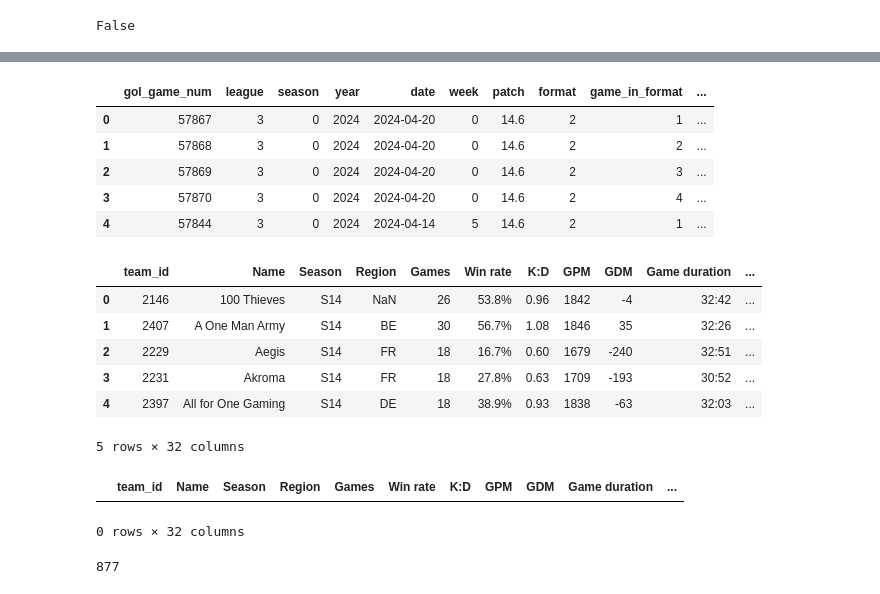
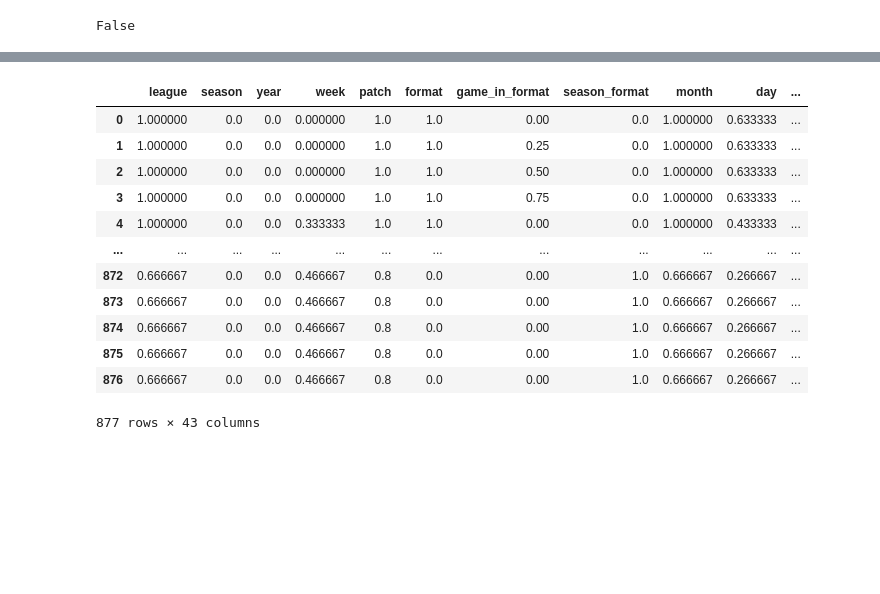
Before and after one commit to JoshuaWacks/lolLiveScorePredictor, a Jupyter notebook: post_champ_predictor/creating_features.ipynb, the cells around one changed output, grey strips where cells are left out. Drawn from its saved outputs; the diff is of its cells as text; code cells hidden in the pictures; blank space fills up the shorter version.

```diff
--- a/post_champ_predictor/creating_features.ipynb
+++ b/post_champ_predictor/creating_features.ipynb
@@ -29,0 +318,2 @@ match_summary_df['season_format']= label_encoder.fit_transform(match_summary_df[
+# %%
+match_summary_df = match_summary_df.drop(columns=['gol_game_num','date','game_length(s)','red_team_outcome','blue_team_outcome','loser_id'])
@@ -29,0 +338,4 @@ match_summary_df['season_format']= label_encoder.fit_transform(match_summary_df[
+# %%
+scaler = preprocessing.MinMaxScaler()
+# %%
+normalized_data = scaler.fit_transform(match_summary_df)
@@ -30,9 +358,18 @@ match_summary_df['season_format']= label_encoder.fit_transform(match_summary_df[
+# %%
+match_summary_df = pd.DataFrame(normalized_data, columns=match_summary_df.columns)
 # %%
-match_summary_df.head()
+match_summary_df
 # %% [output]
-|  | gol_game_num | league | season | year | date | week | patch | format | game_in_format | ... |
-| 0 | 57867 | 3 | 0 | 2024 | 2024-04-20 | 0 | 14.6 | 2 | 1 | ... |
-| 1 | 57868 | 3 | 0 | 2024 | 2024-04-20 | 0 | 14.6 | 2 | 2 | ... |
-| 2 | 57869 | 3 | 0 | 2024 | 2024-04-20 | 0 | 14.6 | 2 | 3 | ... |
-| 3 | 57870 | 3 | 0 | 2024 | 2024-04-20 | 0 | 14.6 | 2 | 4 | ... |
-| 4 | 57844 | 3 | 0 | 2024 | 2024-04-14 | 5 | 14.6 | 2 | 1 | ... |
+|  | league | season | year | week | patch | format | game_in_format | season_format | month | day | ... |
+| 0 | 1.000000 | 0.0 | 0.0 | 0.000000 | 1.0 | 1.0 | 0.00 | 0.0 | 1.000000 | 0.633333 | ... |
+| 1 | 1.000000 | 0.0 | 0.0 | 0.000000 | 1.0 | 1.0 | 0.25 | 0.0 | 1.000000 | 0.633333 | ... |
+| 2 | 1.000000 | 0.0 | 0.0 | 0.000000 | 1.0 | 1.0 | 0.50 | 0.0 | 1.000000 | 0.633333 | ... |
+| 3 | 1.000000 | 0.0 | 0.0 | 0.000000 | 1.0 | 1.0 | 0.75 | 0.0 | 1.000000 | 0.633333 | ... |
+| 4 | 1.000000 | 0.0 | 0.0 | 0.333333 | 1.0 | 1.0 | 0.00 | 0.0 | 1.000000 | 0.433333 | ... |
+| ... | ... | ... | ... | ... | ... | ... | ... | ... | ... | ... | ... |
+| 872 | 0.666667 | 0.0 | 0.0 | 0.466667 | 0.8 | 0.0 | 0.00 | 1.0 | 0.666667 | 0.266667 | ... |
+| 873 | 0.666667 | 0.0 | 0.0 | 0.466667 | 0.8 | 0.0 | 0.00 | 1.0 | 0.666667 | 0.266667 | ... |
+| 874 | 0.666667 | 0.0 | 0.0 | 0.466667 | 0.8 | 0.0 | 0.00 | 1.0 | 0.666667 | 0.266667 | ... |
+| 875 | 0.666667 | 0.0 | 0.0 | 0.466667 | 0.8 | 0.0 | 0.00 | 1.0 | 0.666667 | 0.266667 | ... |
+| 876 | 0.666667 | 0.0 | 0.0 | 0.466667 | 0.8 | 0.0 | 0.00 | 1.0 | 0.666667 | 0.266667 | ... |
+877 rows × 43 columns
@@ -41,19 +375,0 @@ team_info_df = pd.read_csv('../data/general_data/S14_GENERAL_TEAM_INFO.csv')
-# %%
-team_info_df.head()
-# %% [output]
-|  | team_id | Name | Season | Region | Games | Win rate | K:D | GPM | GDM | Game duration | ... |
-| 0 | 2146 | 100 Thieves | S14 | NaN | 26 | 53.8% | 0.96 | 1842 | -4 | 32:42 | ... |
-| 1 | 2407 | A One Man Army | S14 | BE | 30 | 56.7% | 1.08 | 1846 | 35 | 32:26 | ... |
-| 2 | 2229 | Aegis | S14 | FR | 18 | 16.7% | 0.60 | 1679 | -240 | 32:51 | ... |
-| 3 | 2231 | Akroma | S14 | FR | 18 | 27.8% | 0.63 | 1709 | -193 | 30:52 | ... |
-| 4 | 2397 | All for One Gaming | S14 | DE | 18 | 38.9% | 0.93 | 1838 | -63 | 32:03 | ... |
-5 rows × 32 columns
-# %%
-team_info_df[team_info_df['team_id'].duplicated(keep=False)]
-# %% [output]
-|  | team_id | Name | Season | Region | Games | Win rate | K:D | GPM | GDM | Game duration | ... |
-0 rows × 32 columns
-# %%
-len(match_summary_df)
-# %% [output]
-877
```
Also changed, not shown: parts of 57 cells of this notebook, 1 other file.
